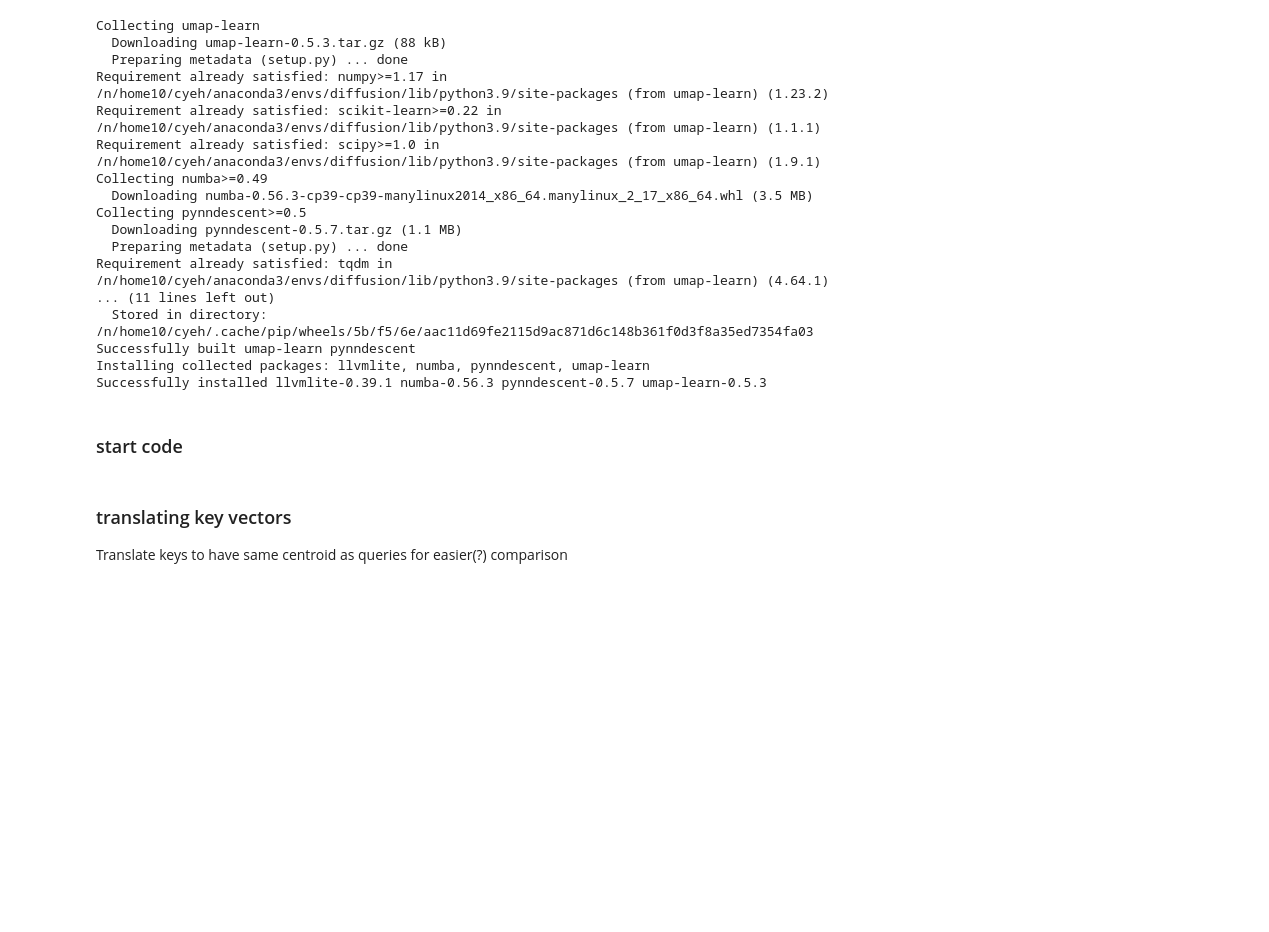
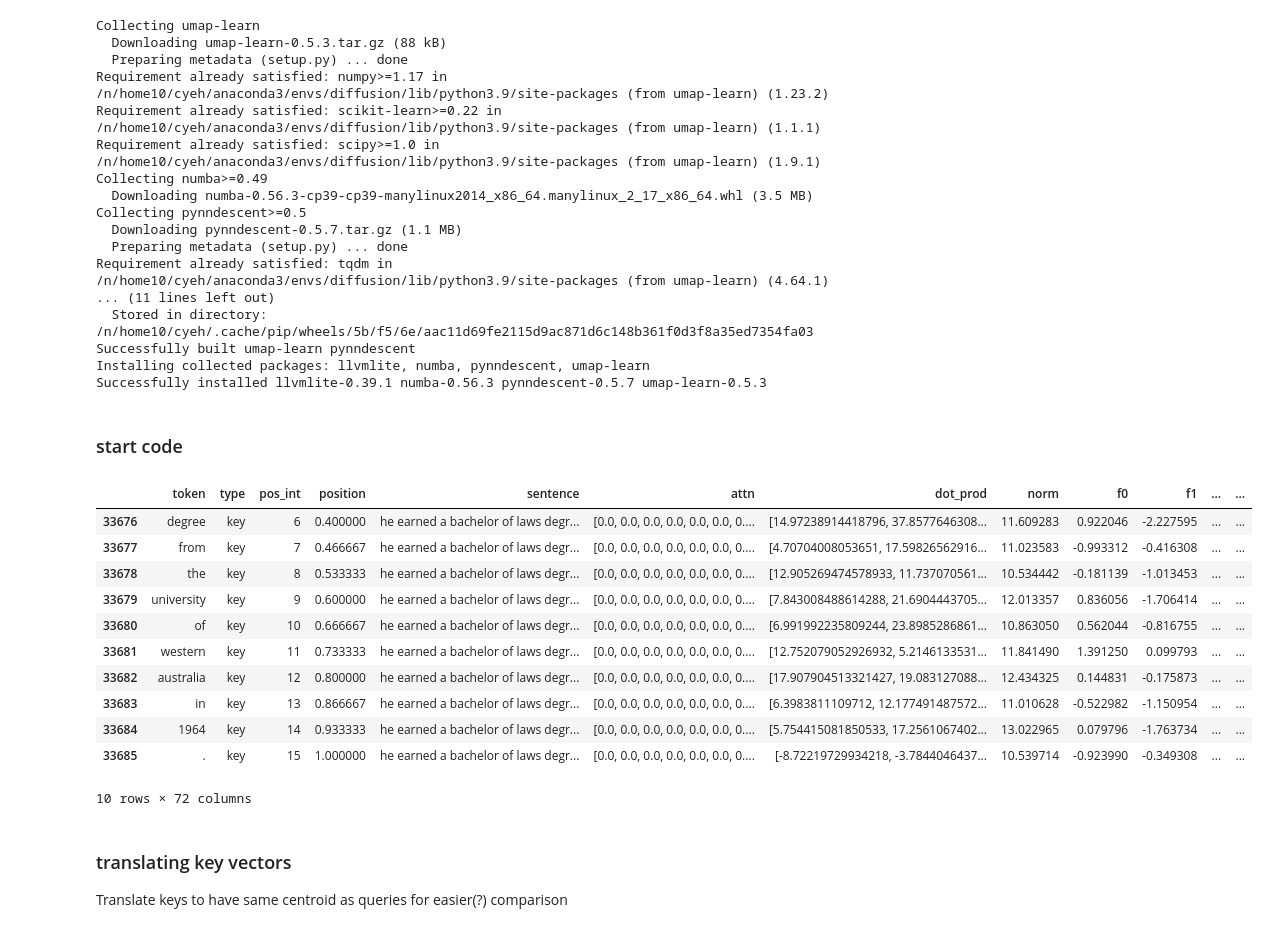
Before and after one commit to catherinesyeh/attention-exploration, a Jupyter notebook: attention.ipynb, the cells around one changed output. Drawn from its saved outputs; the diff is of its cells as text; code cells hidden in the pictures; blank space fills up the shorter version.

```diff
--- a/attention.ipynb
+++ b/attention.ipynb
@@ -1619,0 +1686,12 @@ for layer in range(12):
+# %%
+qmeans = []
+kmeans = []
+for i in range(len(query_norms)):
+    # per head
+    q_i = query_norms[i]
+    k_i = key_norms[i]
+
+    q_mean = sum(q_i) / len(q_i)
+    k_mean = sum(k_i) / len(k_i)
+    qmeans.append(q_mean)
+    kmeans.append(k_mean)
@@ -1619,0 +1728,26 @@ for layer in range(12):
+# %%
+# difference between first token and rest of words in sentence
+query_diffs = []
+key_diffs = []
+
+for i in range(len(query_norms)):
+    # per head
+    q_i = query_norms[i]
+    k_i = key_norms[i]
+
+    qhead_diff = []
+    khead_diff = []
+
+    for s in range(len(sent_offset) - 1):
+        offset = sent_offset[s]
+        end_offset = sent_offset[s+1]
+        q_sent = q_i[offset:end_offset]
+        k_sent = k_i[offset:end_offset]
+
+        for j in range(1, len(q_sent)):
+            qdiff = q_sent[0] - q_sent[j]
+            qhead_diff.append(qdiff)
+            kdiff = k_sent[0] - k_sent[j]
+            khead_diff.append(kdiff)
+    query_diffs.append(qhead_diff)
+    key_diffs.append(khead_diff)
@@ -1814,35 +1989,48 @@ def make_df(layer, head):
 
     # norms
     norms_q = []
     norms_k = []
     for i in range(len(queries[layer][head])):
         q = queries[layer][head][i]
         k = keys[layer][head][i]
         norms_q.append(np.linalg.norm(q))
         norms_k.append(np.linalg.norm(k))
     df["norm"] = norms_q + norms_k
 
     # df = pd.concat([df.iloc[:5021], df.iloc[30070:30070+5021]]) # only get first X keys + queries
 
     for i in range(vec_size): # store q/k vector values
         qs = [queries[layer][head][j][i] for j in range(num_tokens)]
         ks = [keys[layer][head][j][i] for j in range(num_tokens)]
         df["f" + str(i)] = qs + ks # add to dataframe
 
     # comment out line below if want all 60k data points
     df = pd.concat([df.iloc[:5007], df.iloc[28679:28679+5007]])
     # df = pd.concat([df.iloc[:5021], df.iloc[30070:30070+5021]]) # only get first X keys + queries
     # df = pd.concat([df.iloc[:5024], df.iloc[30085:30085+5024]]) # only get first X keys + queries
     # print(len(df))
     # df_lab = df.iloc[:, :8].copy() # get label cols only
     # df.to_csv('layer{}_head{}.csv'.format(layer, head), index=False)
     # df_lab.to_csv('layer' + str(layer) + '/labels' + str(head) + '.tsv', sep="\t", index=False) # save labels to file
 
     return df
 
 # testing
-# df = make_df(1, 2)
-# df.tail(10)
+df = make_df(0, 1)
+df.tail(10)
+# %% [output]
+|  | token | type | pos_int | position | sentence | attn | dot_prod | norm | f0 | f1 | ... | ... |
+| 33676 | degree | key | 6 | 0.400000 | he earned a bachelor of laws degr... | [0.0, 0.0, 0.0, 0.0, 0.0, 0.0, 0.... | [14.97238914418796, 37.8577646308... | 11.609283 | 0.922046 | -2.227595 | ... | ... |
+| 33677 | from | key | 7 | 0.466667 | he earned a bachelor of laws degr... | [0.0, 0.0, 0.0, 0.0, 0.0, 0.0, 0.... | [4.70704008053651, 17.59826562916... | 11.023583 | -0.993312 | -0.416308 | ... | ... |
+| 33678 | the | key | 8 | 0.533333 | he earned a bachelor of laws degr... | [0.0, 0.0, 0.0, 0.0, 0.0, 0.0, 0.... | [12.905269474578933, 11.737070561... | 10.534442 | -0.181139 | -1.013453 | ... | ... |
+| 33679 | university | key | 9 | 0.600000 | he earned a bachelor of laws degr... | [0.0, 0.0, 0.0, 0.0, 0.0, 0.0, 0.... | [7.843008488614288, 21.6904443705... | 12.013357 | 0.836056 | -1.706414 | ... | ... |
+| 33680 | of | key | 10 | 0.666667 | he earned a bachelor of laws degr... | [0.0, 0.0, 0.0, 0.0, 0.0, 0.0, 0.... | [6.991992235809244, 23.8985286861... | 10.863050 | 0.562044 | -0.816755 | ... | ... |
+| 33681 | western | key | 11 | 0.733333 | he earned a bachelor of laws degr... | [0.0, 0.0, 0.0, 0.0, 0.0, 0.0, 0.... | [12.752079052926932, 5.2146133531... | 11.841490 | 1.391250 | 0.099793 | ... | ... |
+| 33682 | australia | key | 12 | 0.800000 | he earned a bachelor of laws degr... | [0.0, 0.0, 0.0, 0.0, 0.0, 0.0, 0.... | [17.907904513321427, 19.083127088... | 12.434325 | 0.144831 | -0.175873 | ... | ... |
+| 33683 | in | key | 13 | 0.866667 | he earned a bachelor of laws degr... | [0.0, 0.0, 0.0, 0.0, 0.0, 0.0, 0.... | [6.3983811109712, 12.177491487572... | 11.010628 | -0.522982 | -1.150954 | ... | ... |
+| 33684 | 1964 | key | 14 | 0.933333 | he earned a bachelor of laws degr... | [0.0, 0.0, 0.0, 0.0, 0.0, 0.0, 0.... | [5.754415081850533, 17.2561067402... | 13.022965 | 0.079796 | -1.763734 | ... | ... |
+| 33685 | . | key | 15 | 1.000000 | he earned a bachelor of laws degr... | [0.0, 0.0, 0.0, 0.0, 0.0, 0.0, 0.... | [-8.72219729934218, -3.7844046437... | 10.539714 | -0.923990 | -0.349308 | ... | ... |
+10 rows × 72 columns
 # %% [markdown]
 ### translating key vectors
 Translate keys to have same centroid as queries for easier(?) comparison
```
Also changed, not shown: parts of 28 cells of this notebook.
